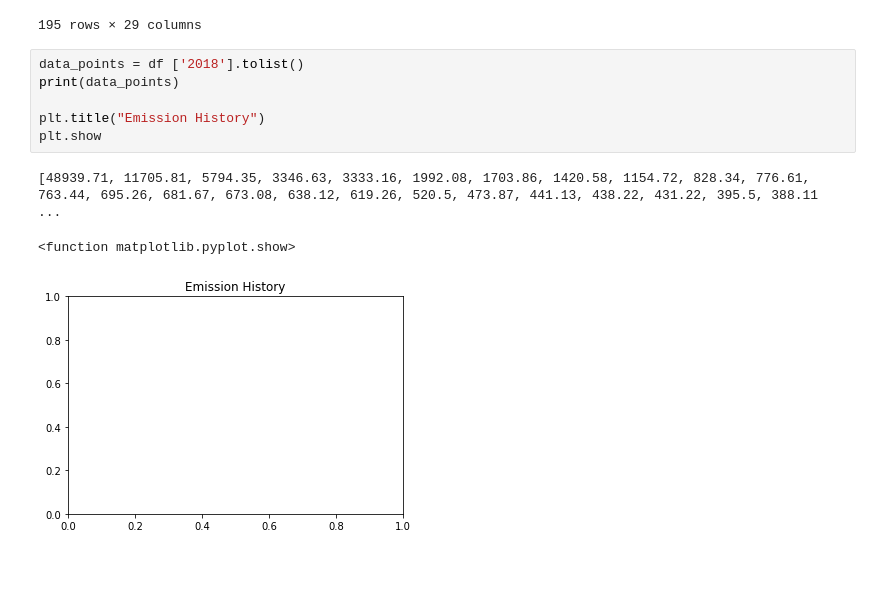
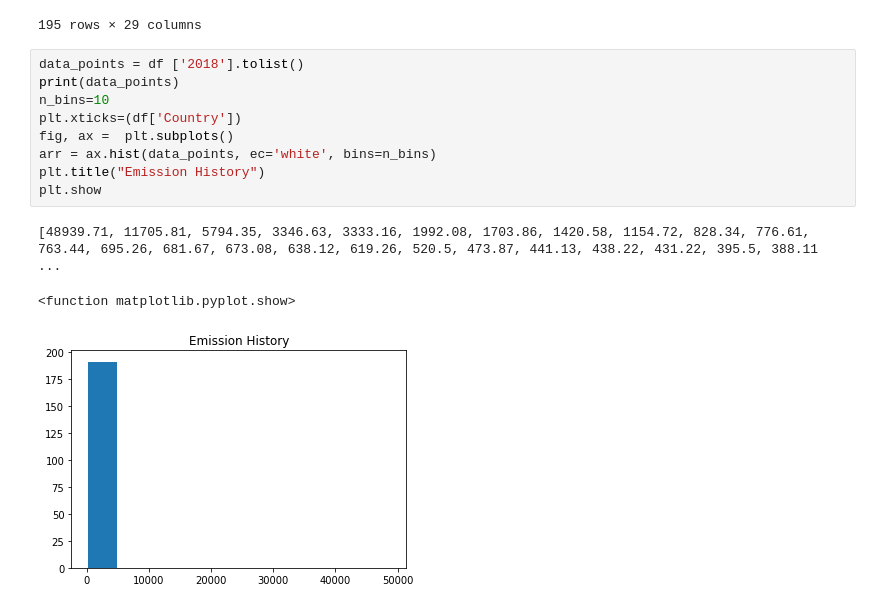
Before and after one commit to KJLumalang/ITBA-3206_Planeteers, a Jupyter notebook: ITBA_3206_Planeteers.ipynb, the cells around one changed output. Saved outputs shown, nothing was run; the diff lists cells and outputs as text; blank space fills up the shorter version.

Commit message:
fixed histogram

```diff
--- a/ITBA_3206_Planeteers.ipynb
+++ b/ITBA_3206_Planeteers.ipynb
@@ -126,13 +126,16 @@ df_new
 # %%
 data_points = df ['2018'].tolist()
 print(data_points)
-
+n_bins=10
+plt.xticks=(df['Country'])
+fig, ax =  plt.subplots()
+arr = ax.hist(data_points, ec='white', bins=n_bins)
 plt.title("Emission History")
 plt.show
 # %% [output]
 [48939.71, 11705.81, 5794.35, 3346.63, 3333.16, 1992.08, 1703.86, 1420.58, 1154.72, 828.34, 776.61, 763.44, 695.26, 681.67, 673.08, 638.12, 619.26, 520.5, 473.87, 441.13, 438.22, 431.22, 395.5, 388.11 ...
 <function matplotlib.pyplot.show>
-[figure, old version]
+[figure, new version]
 # %%
 SortedData = data.sort_values(by='Country',ascending=True)
 result= SortedData.head(10)
```
Also changed, not shown: parts of 1 cell of this notebook.
